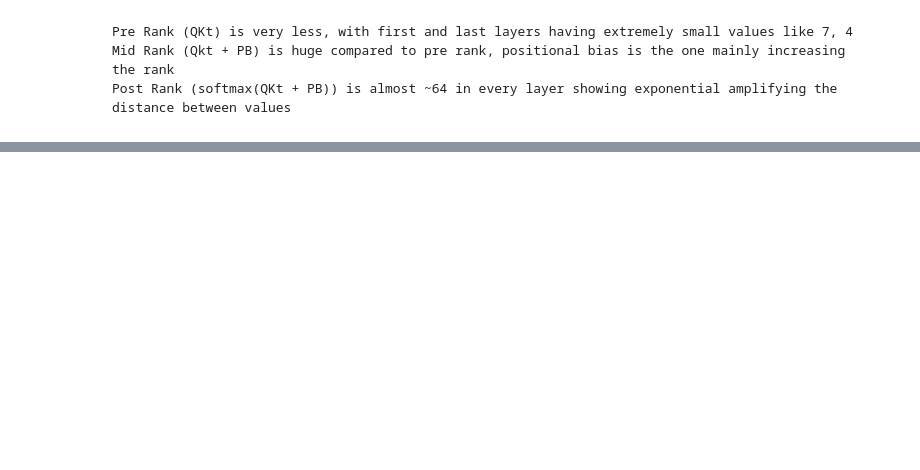
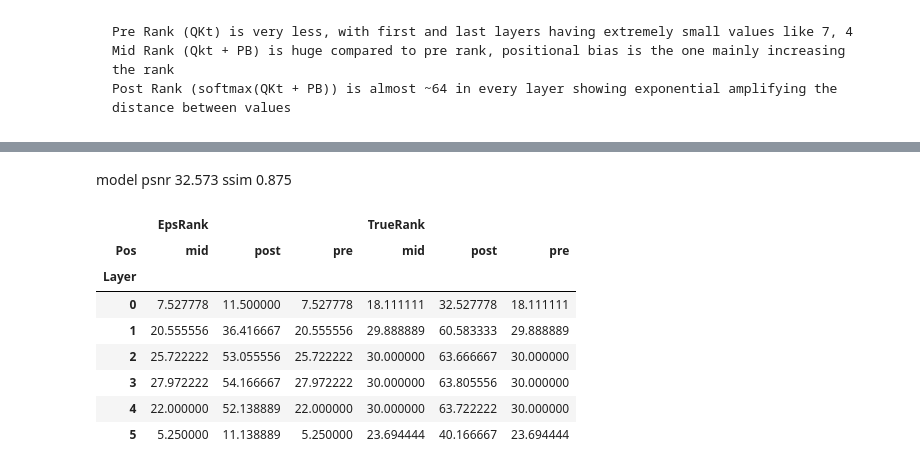
Before and after one commit to J-Karthik-palaniappan/comparative_study, a Jupyter notebook: visualize.ipynb, the cells around one changed output, grey strips where cells are left out. Cells and saved outputs as stored; diff of their text form; code cells hidden in the pictures; blank space fills up the shorter version.

```diff
--- a/visualize.ipynb
+++ b/visualize.ipynb
@@ -171,0 +217,21 @@ pivot
+# %% [markdown]
+model psnr 32.573 ssim 0.875
+# %%
+pivot = pd.pivot_table(
+    nopos,
+    values=["EpsRank", "TrueRank"],
+    index=["Layer"],
+    columns=["Pos"],
+    aggfunc="mean"
+)
+pivot
+# %% [output]
+|  | EpsRank |  |  | TrueRank |  |  |
+| Pos | mid | post | pre | mid | post | pre |
+| Layer |  |  |  |  |  |  |
+| 0 | 7.527778 | 11.500000 | 7.527778 | 18.111111 | 32.527778 | 18.111111 |
+| 1 | 20.555556 | 36.416667 | 20.555556 | 29.888889 | 60.583333 | 29.888889 |
+| 2 | 25.722222 | 53.055556 | 25.722222 | 30.000000 | 63.666667 | 30.000000 |
+| 3 | 27.972222 | 54.166667 | 27.972222 | 30.000000 | 63.805556 | 30.000000 |
+| 4 | 22.000000 | 52.138889 | 22.000000 | 30.000000 | 63.722222 | 30.000000 |
+| 5 | 5.250000 | 11.138889 | 5.250000 | 23.694444 | 40.166667 | 23.694444 |
```
Also changed, not shown: parts of 15 cells of this notebook, 4 other files.
